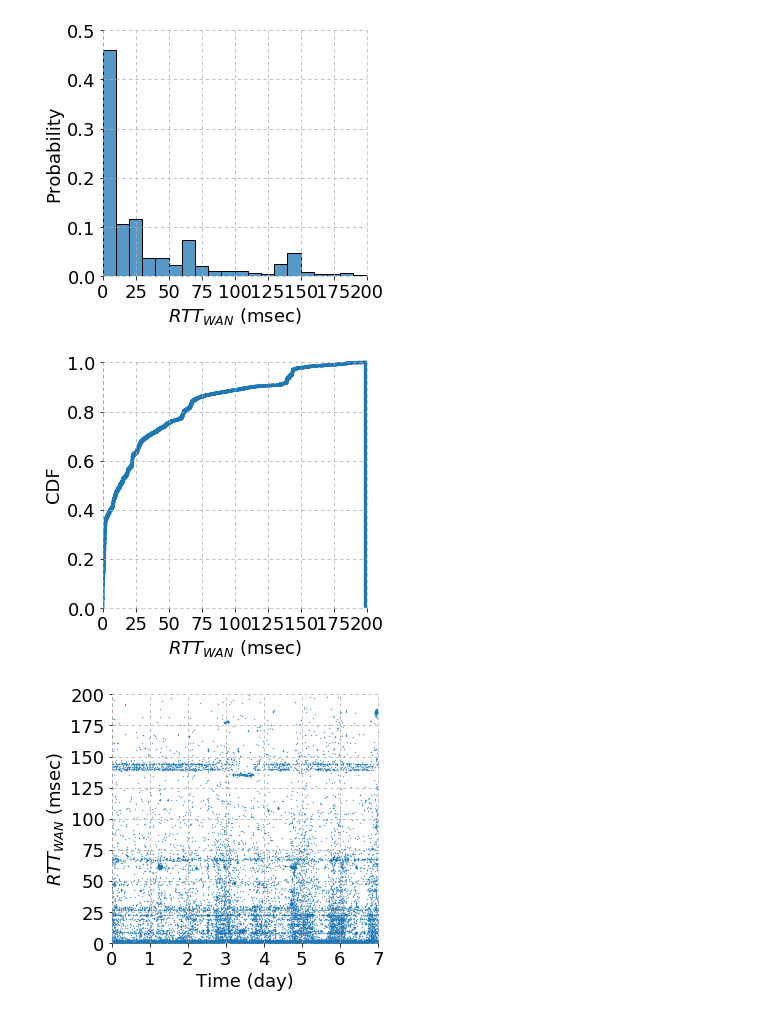
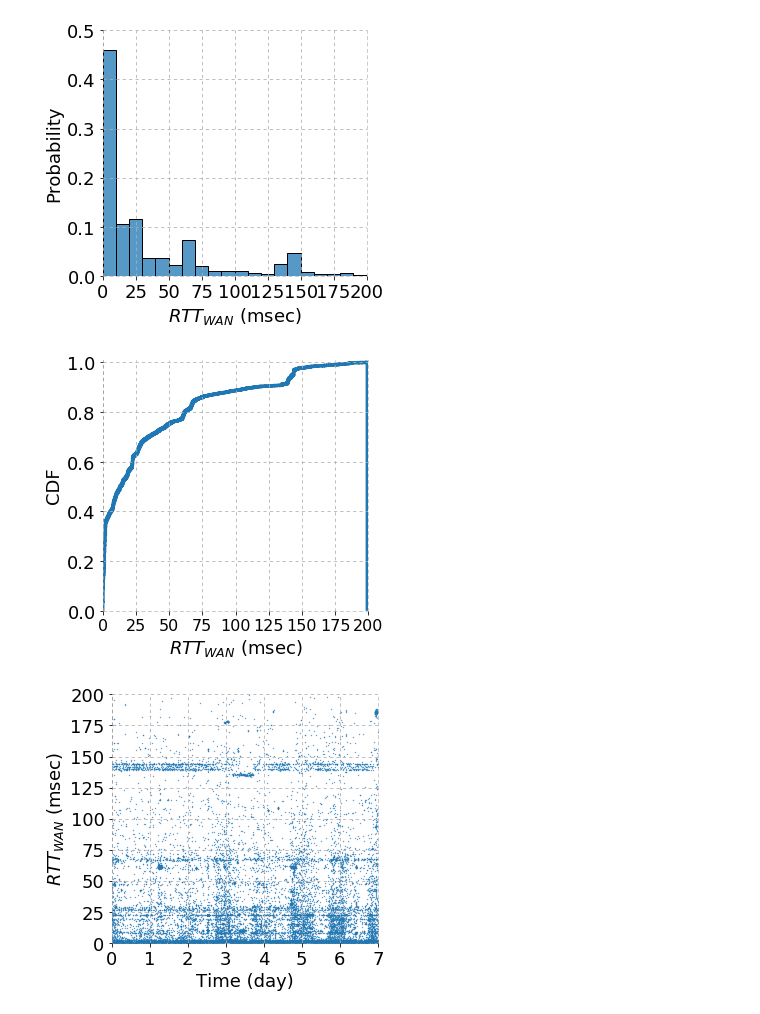
Before and after one commit to serhatarslan-hub/cell-order, a Jupyter notebook: analysis/zoom-rtt-plots.ipynb, the cells around one changed output. Drawn from its saved outputs; the diff is of its cells as text; code cells hidden in the pictures.

```diff
--- a/analysis/zoom-rtt-plots.ipynb
+++ b/analysis/zoom-rtt-plots.ipynb
@@ -66,33 +66,33 @@ plt.show()
 # %%
 plt.figure(figsize=FIG_SIZE)
 df['rtt_msec'].hist(cumulative=True, density=True, bins=1000,
                     histtype = 'step', linewidth=3.5)
 
 plt.ylabel('CDF', fontsize=FONTSIZE)
 plt.xlabel('$RTT_{WAN}$ (msec)', fontsize=FONTSIZE)
-plt.xticks(fontsize=FONTSIZE)
+plt.xticks(fontsize=FONTSIZE-2)
 plt.yticks(fontsize=FONTSIZE)
 plt.ylim([0, 1.01])
 plt.xlim([0, max_rtt_thresh])
 plt.grid(linestyle =LINESTYLE)
 plt.gca().spines["right"].set_linestyle(LINESTYLE)
 plt.gca().spines["right"].set_alpha(0.5)
 plt.gca().spines["right"].set_color('gray')
 plt.gca().spines["left"].set_linestyle(LINESTYLE)
 plt.gca().spines["left"].set_alpha(0.5)
 plt.gca().spines["left"].set_color('gray')
 plt.gca().spines["top"].set_visible(False)
 plt.gca().spines["bottom"].set_linestyle(LINESTYLE)
 plt.gca().spines["bottom"].set_alpha(0.5)
 plt.gca().spines["bottom"].set_color('gray')
 plt.tight_layout()
 
 if (SAVE_FIG):
     plt.savefig(out_dir + data_tag + '_cdf.pdf')
 
 plt.show()
 # %% [output]
-[figure, old version]
+[figure, new version]
 # %%
 df.plot(x='ts_day', y='rtt_msec', kind='scatter', s=0.1, figsize=FIG_SIZE)
 
```
Also changed, not shown: 5 other files.
